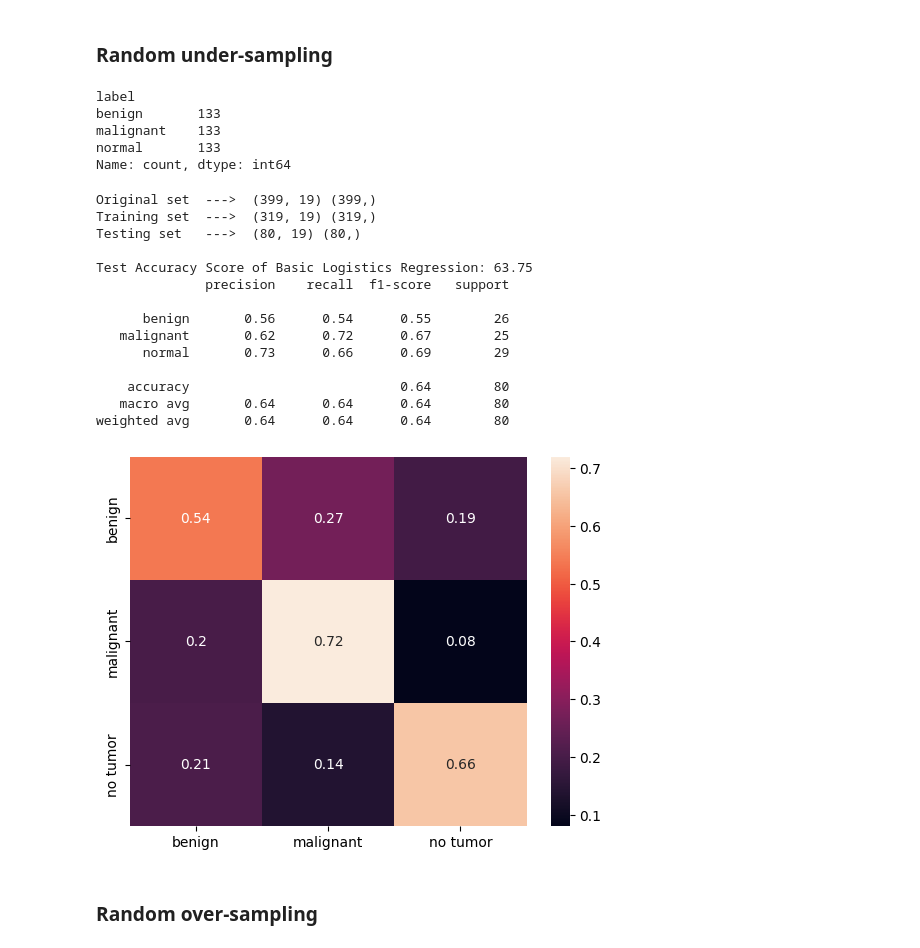
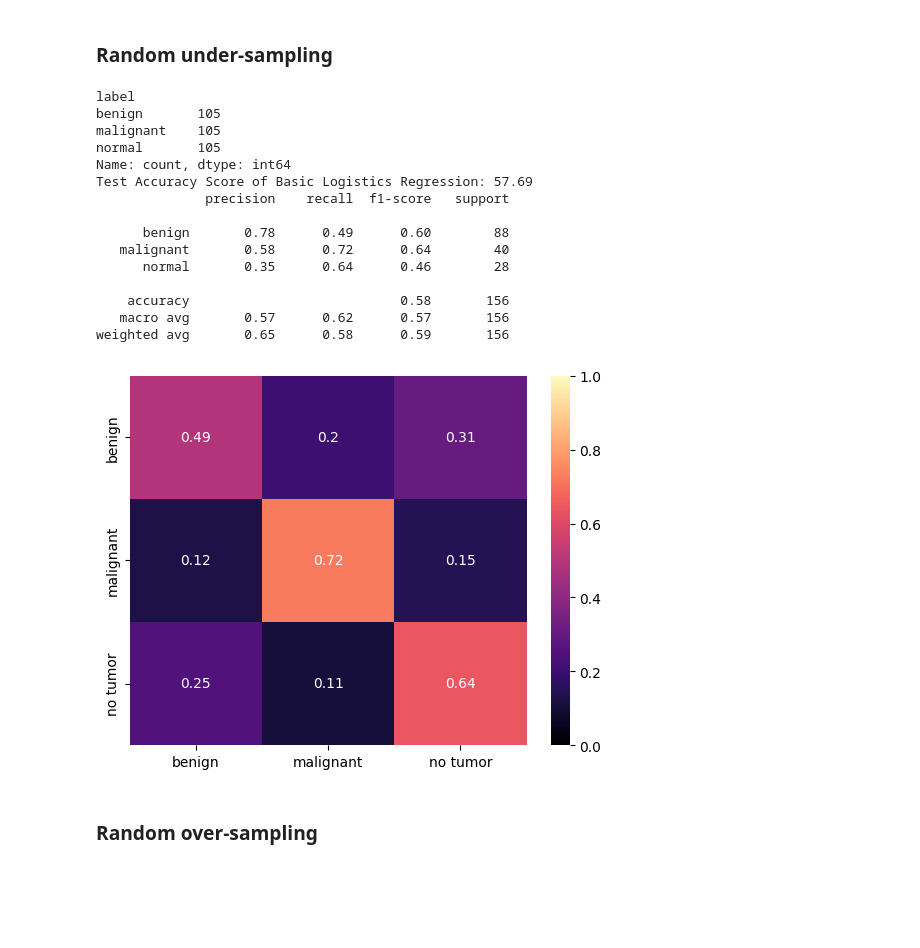
Before and after one commit to SamTheMar/Breast_Tumor_AII, a Jupyter notebook: Classification_ML.ipynb, the cells around one changed output. Drawn from its saved outputs; the diff is of its cells as text; code cells hidden in the pictures; blank space fills up the shorter version.

```diff
--- a/Classification_ML.ipynb
+++ b/Classification_ML.ipynb
@@ -239,41 +239,28 @@ Despite the advantage of balancing classes, these techniques also have their wea
 ### Random under-sampling
 # %%
 rus = RandomUnderSampler(random_state=15)
-X_rus, Y_rus = rus.fit_resample(X, Y)
+X_train_rus, Y_train_rus = rus.fit_resample(x_train, y_train)
 
-print(Y_rus.value_counts())
+print(Y_train_rus.value_counts())
+
+logistic_regression(X_train_rus, Y_train_rus, x_test, y_test, labels, 'true')
 # %% [output]
 label
-benign       133
-malignant    133
-normal       133
+benign       105
+malignant    105
+normal       105
 Name: count, dtype: int64
+Test Accuracy Score of Basic Logistics Regression: 57.69
+              precision    recall  f1-score   support
+
+      benign       0.78      0.49      0.60        88
+   malignant       0.58      0.72      0.64        40
+      normal       0.35      0.64      0.46        28
+
+    accuracy                           0.58       156
+   macro avg       0.57      0.62      0.57       156
+weighted avg       0.65      0.58      0.59       156
+[figure, added]
-# %%
-X_std = std.fit_transform(X_rus)
-
-x_train, x_test, y_train, y_test = train_test_split(X_std, Y_rus, train_size=0.8, test_size=0.2, random_state=15)
-
-print('Original set  ---> ', X_rus.shape, Y_rus.shape)
-print('Training set  ---> ', x_train.shape, y_train.shape)
-print('Testing set   ---> ', x_test.shape, y_test.shape, '\n')
-
-logistic_regression(x_train, y_train, labels, 'true')
-# %% [output]
-Original set  --->  (399, 19) (399,)
-Training set  --->  (319, 19) (319,)
-Testing set   --->  (80, 19) (80,)
-
-Test Accuracy Score of Basic Logistics Regression: 63.75
-              precision    recall  f1-score   support
-
-      benign       0.56      0.54      0.55        26
-   malignant       0.62      0.72      0.67        25
-      normal       0.73      0.66      0.69        29
-
-    accuracy                           0.64        80
-   macro avg       0.64      0.64      0.64        80
-weighted avg       0.64      0.64      0.64        80
-[figure, removed]
 # %% [markdown]
 ### Random over-sampling
 # %%
```
Also changed, not shown: parts of 16 cells of this notebook, 1 other file.
